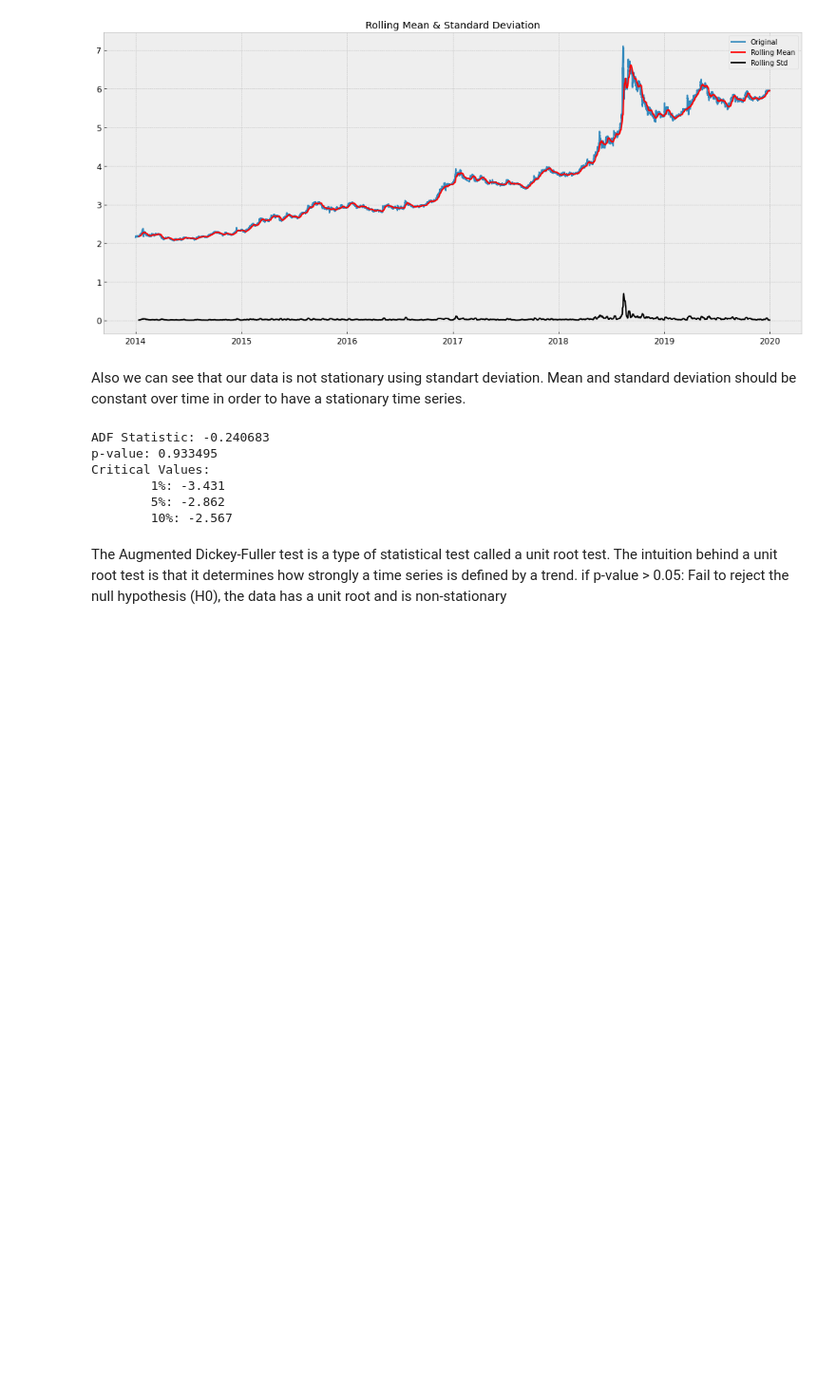
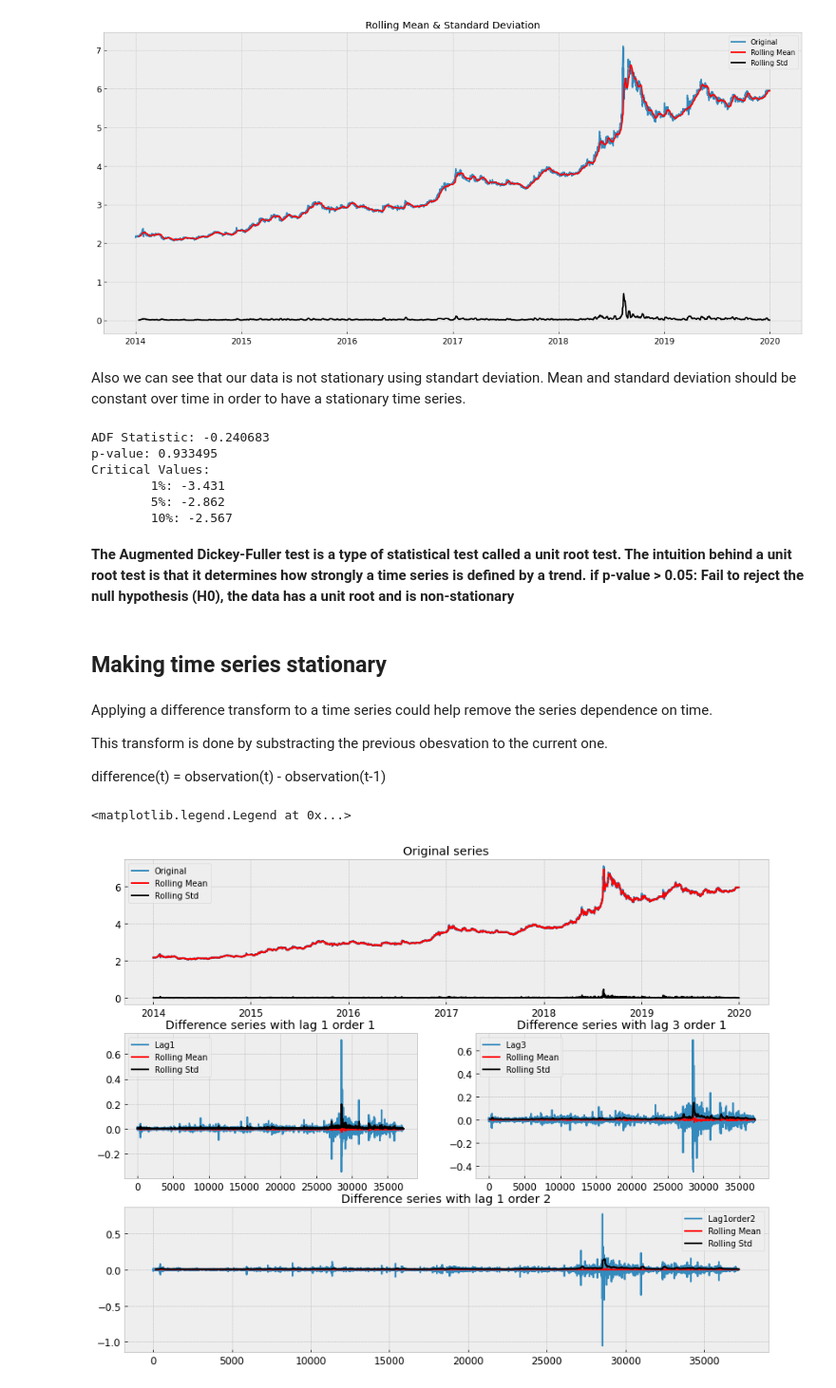
Before and after one commit to aburak256/Currency-with-Twitter, a Jupyter notebook: Project.ipynb, the cells around one changed output. Shown at 95% size. Drawn from its saved outputs; the diff is of its cells as text; code cells hidden in the pictures; blank space fills up the shorter version.

```diff
--- a/Project.ipynb
+++ b/Project.ipynb
@@ -256,4 +254,59 @@ Critical Values:
         5%: -2.862
         10%: -2.567
 # %% [markdown]
-The Augmented Dickey-Fuller test is a type of statistical test called a unit root test. The intuition behind a unit root test is that it determines how strongly a time series is defined by a trend. if p-value > 0.05: Fail to reject the null hypothesis (H0), the data has a unit root and is non-stationary
+**The Augmented Dickey-Fuller test is a type of statistical test called a unit root test. The intuition behind a unit root test is that it determines how strongly a time series is defined by a trend. if p-value > 0.05: Fail to reject the null hypothesis (H0), the data has a unit root and is non-stationary**
+# %% [markdown]
+## Making time series stationary
+# %% [markdown]
+Applying a difference transform to a time series could help remove the series dependence on time.
+
+This transform is done by substracting the previous obesvation to the current one.
+
+difference(t) = observation(t) - observation(t-1)
+# %%
+def difference(dataset, interval=1, order=1):
+    for u in range(order):
+        diff = list()
+        for i in range(interval, len(dataset)):
+            value = dataset[i] - dataset[i - interval]
+            diff.append(value)
+        dataset=diff
+    return diff
+# %%
+lag1series = pd.Series(difference(exchange_rate.Rate, interval=1, order=1))
+lag3series = pd.Series(difference(exchange_rate.Rate, interval=3, order=1))
+lag1order2series = pd.Series(difference(exchange_rate.Rate, interval=1, order=2))
+
+fig = plt.figure(figsize=(14,11))
+layout = (3,2)
+original = plt.subplot2grid(layout, (0,0), colspan=2)
+lag1 = plt.subplot2grid(layout, (1,0))
+lag3 = plt.subplot2grid(layout, (1,1))
+lag1order2 = plt.subplot2grid(layout, (2,0), colspan=2)
+
+original.set_title('Original series')
+original.plot(exchange_rate.Rate, label = 'Original')
+original.plot(exchange_rate.Rate.rolling(24).mean(), color='red', label='Rolling Mean')
+original.plot(exchange_rate.Rate.rolling(24).std(), color='black', label = 'Rolling Std')
+original.legend(loc='best')
+
+lag1.set_title('Difference series with lag 1 order 1')
+lag1.plot(lag1series, label = "Lag1")
+lag1.plot(lag1series.rolling(24).mean(), color='red', label='Rolling Mean')
+lag1.plot(lag1series.rolling(24).std(), color='black', label = 'Rolling Std')
+lag1.legend(loc='best')
+
+lag3.set_title('Difference series with lag 3 order 1')
+lag3.plot(lag3series, label = "Lag3")
+lag3.plot(lag3series.rolling(168).mean(), color='red', label='Rolling Mean')
+lag3.plot(lag3series.rolling(168).std(), color='black', label = 'Rolling Std')
+lag3.legend(loc='best')
+
+lag1order2.set_title('Difference series with lag 1 order 2')
+lag1order2.plot(lag1order2series, label = "Lag1order2")
+lag1order2.plot(lag1order2series.rolling(168).mean(), color='red', label='Rolling Mean')
+lag1order2.plot(lag1order2series.rolling(168).std(), color='black', label = 'Rolling Std')
+lag1order2.legend(loc='best')
+# %% [output]
+<matplotlib.legend.Legend at 0x...>
+[figure, added]
```
Also changed, not shown: parts of 1 cell of this notebook.
